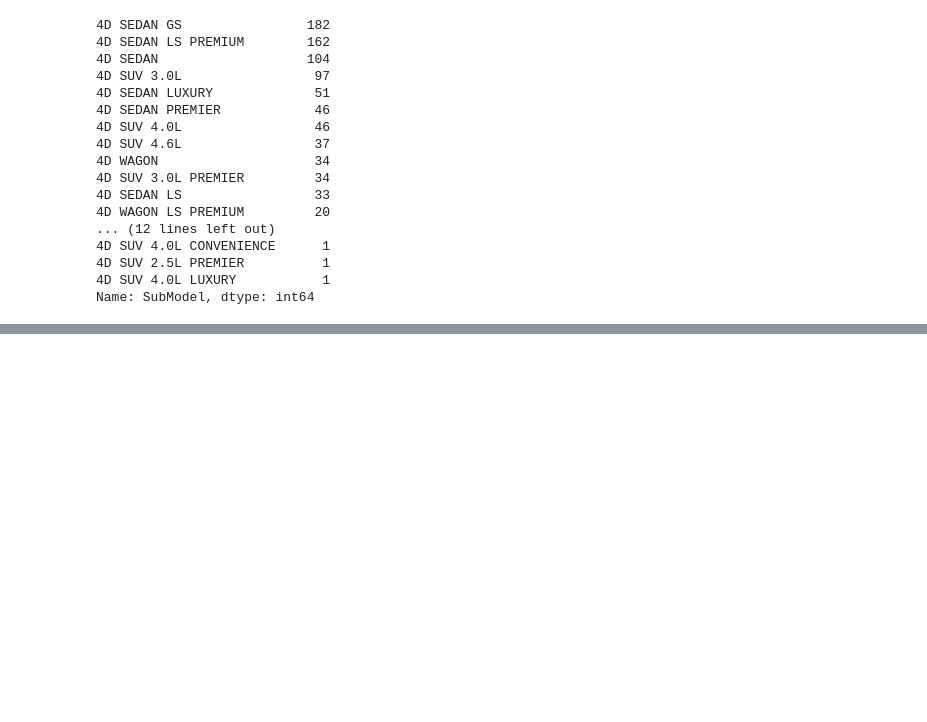
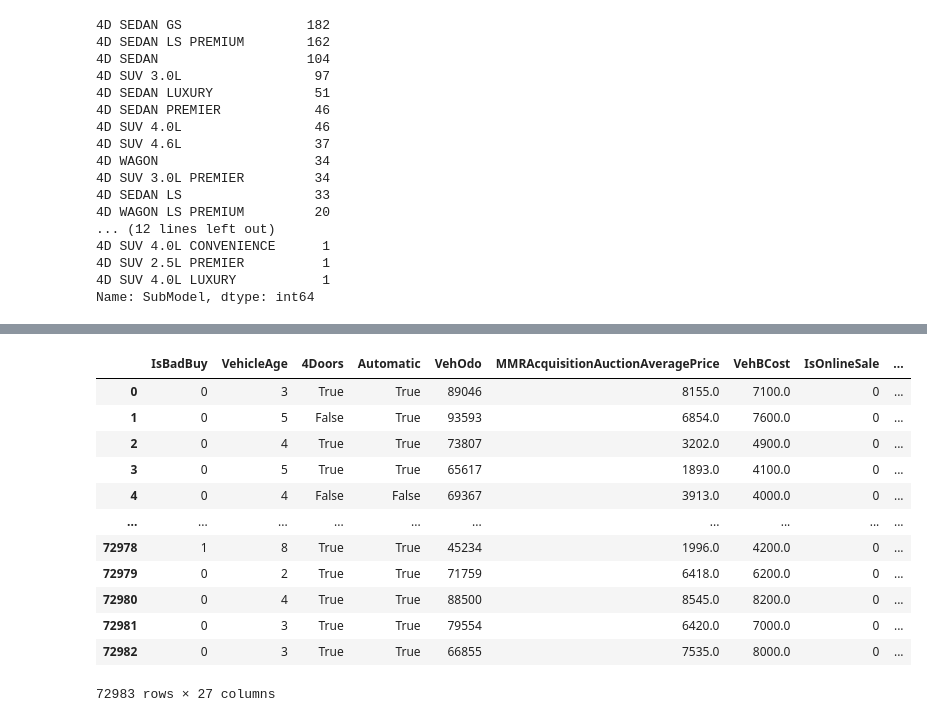
Before and after one commit to NemanjaGojkovic/Predikcija_pogodnosti_kupovine_automobila, a Jupyter notebook: masinsko-ucenje-3-domaci.ipynb, the cells around one changed output, grey strips where cells are left out. Saved outputs shown, nothing was run; the diff lists cells and outputs as text; code cells hidden in the pictures; blank space fills up the shorter version.

```diff
--- a/masinsko-ucenje-3-domaci.ipynb
+++ b/masinsko-ucenje-3-domaci.ipynb
@@ -560,0 +649,27 @@ dtype: int64
+# %%
+feat_arr2=encoder_two.fit_transform(car_data[['Make']]).toarray()
+feat_arr3=encoder_three.fit_transform(car_data[['VNST']]).toarray()
+feat_labels2=np.array(['CHRYSLER', 'DODGE', 'FORD', 'OTHER'])
+feat_labels3=np.array(['FL', 'TX', 'OTHER'])
+new_df2=pd.DataFrame(feat_arr2, columns=feat_labels2)
+new_df3=pd.DataFrame(feat_arr3, columns=feat_labels3)
+# %%
+car_data=pd.concat([car_data, new_df1, new_df2, new_df3], axis=1)
+# %%
+car_data=car_data.drop(['Auction', 'Make', 'Color', 'WheelType', 'Nationality', 'Size', 'VNST'], axis=1)
+# %%
+car_data
+# %% [output]
+|  | IsBadBuy | VehicleAge | 4Doors | Automatic | VehOdo | MMRAcquisitionAuctionAveragePrice | VehBCost | IsOnlineSale | ... |
+| 0 | 0 | 3 | True | True | 89046 | 8155.0 | 7100.0 | 0 | ... |
+| 1 | 0 | 5 | False | True | 93593 | 6854.0 | 7600.0 | 0 | ... |
+| 2 | 0 | 4 | True | True | 73807 | 3202.0 | 4900.0 | 0 | ... |
+| 3 | 0 | 5 | True | True | 65617 | 1893.0 | 4100.0 | 0 | ... |
+| 4 | 0 | 4 | False | False | 69367 | 3913.0 | 4000.0 | 0 | ... |
+| ... | ... | ... | ... | ... | ... | ... | ... | ... | ... |
+| 72978 | 1 | 8 | True | True | 45234 | 1996.0 | 4200.0 | 0 | ... |
+| 72979 | 0 | 2 | True | True | 71759 | 6418.0 | 6200.0 | 0 | ... |
+| 72980 | 0 | 4 | True | True | 88500 | 8545.0 | 8200.0 | 0 | ... |
+| 72981 | 0 | 3 | True | True | 79554 | 6420.0 | 7000.0 | 0 | ... |
+| 72982 | 0 | 3 | True | True | 66855 | 7535.0 | 8000.0 | 0 | ... |
+72983 rows × 27 columns
```
Also changed, not shown: parts of 22 cells of this notebook.
